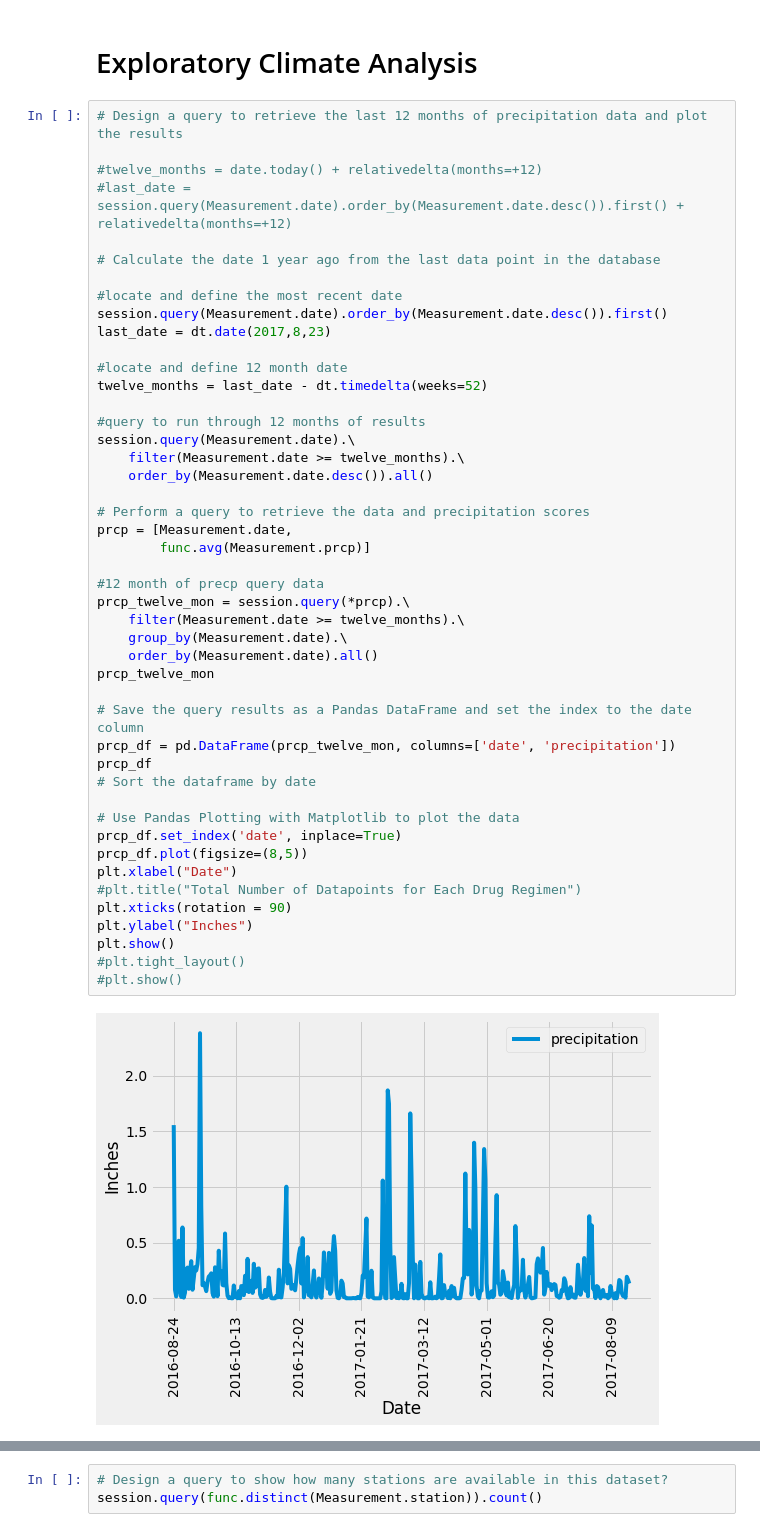
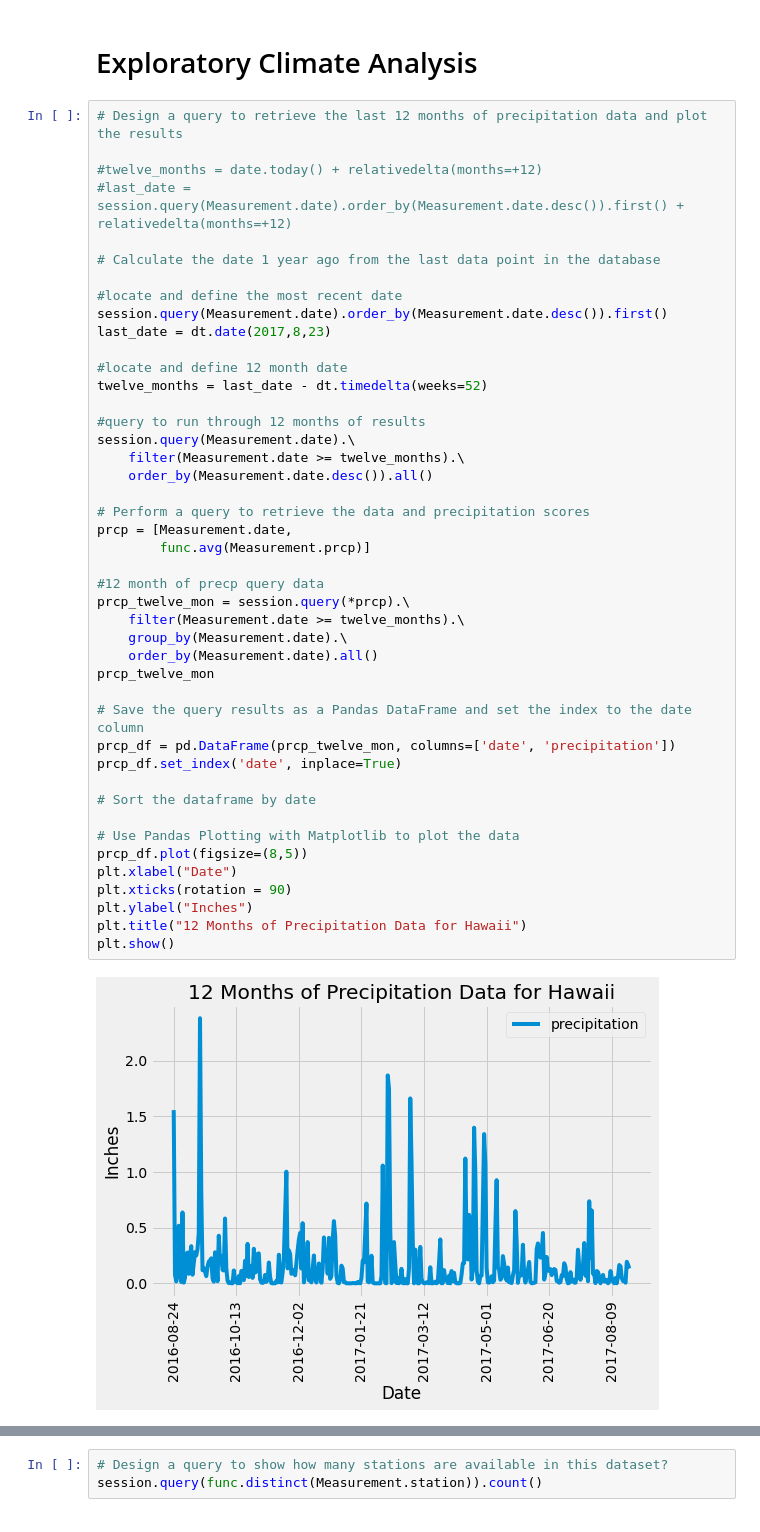
Before and after one commit to WilliamRoll/sqlalchemy-challenge, a Jupyter notebook: climate_starter.ipynb, the cells around one changed output, grey strips where cells are left out. Saved outputs shown, nothing was run; the diff lists cells and outputs as text.

```diff
--- a/climate_starter.ipynb
+++ b/climate_starter.ipynb
@@ -83,38 +83,36 @@ last_date = dt.date(2017,8,23)
 #locate and define 12 month date
 twelve_months = last_date - dt.timedelta(weeks=52)
 
 #query to run through 12 months of results
 session.query(Measurement.date).\
     filter(Measurement.date >= twelve_months).\
     order_by(Measurement.date.desc()).all()
 
 # Perform a query to retrieve the data and precipitation scores
 prcp = [Measurement.date,
         func.avg(Measurement.prcp)]
 
 #12 month of precp query data
 prcp_twelve_mon = session.query(*prcp).\
     filter(Measurement.date >= twelve_months).\
     group_by(Measurement.date).\
     order_by(Measurement.date).all()
 prcp_twelve_mon
 
 # Save the query results as a Pandas DataFrame and set the index to the date column
 prcp_df = pd.DataFrame(prcp_twelve_mon, columns=['date', 'precipitation'])
-prcp_df
+prcp_df.set_index('date', inplace=True)
+
 # Sort the dataframe by date
 
 # Use Pandas Plotting with Matplotlib to plot the data
-prcp_df.set_index('date', inplace=True)
 prcp_df.plot(figsize=(8,5))
 plt.xlabel("Date")
-#plt.title("Total Number of Datapoints for Each Drug Regimen")
 plt.xticks(rotation = 90)
 plt.ylabel("Inches")
+plt.title("12 Months of Precipitation Data for Hawaii")
 plt.show()
-#plt.tight_layout()
-#plt.show()
 # %% [output]
-[figure, old version]
+[figure, new version]
 # %%
 # Use Pandas to calcualte the summary statistics for the precipitation data
```
Also changed, not shown: parts of 3 cells of this notebook.
